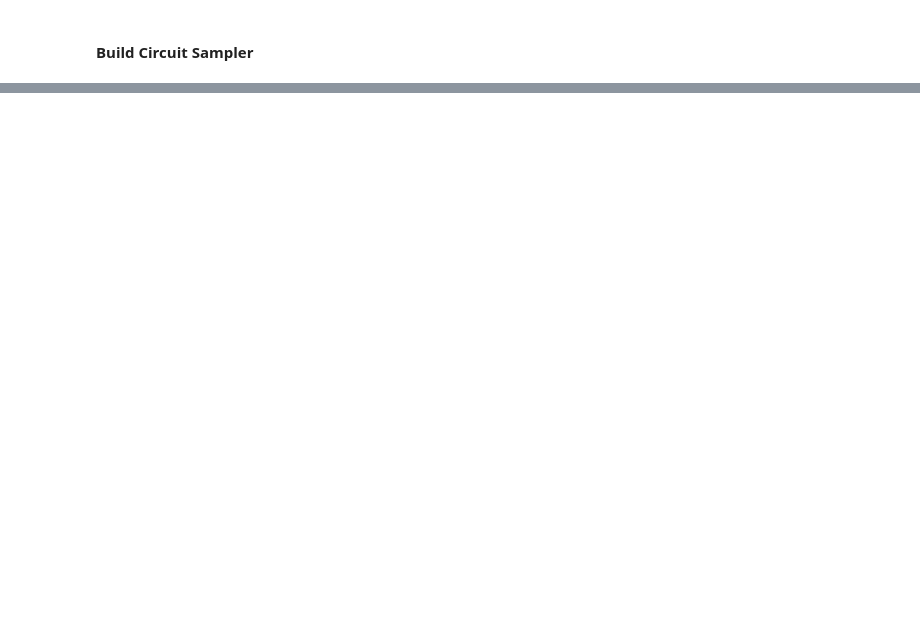
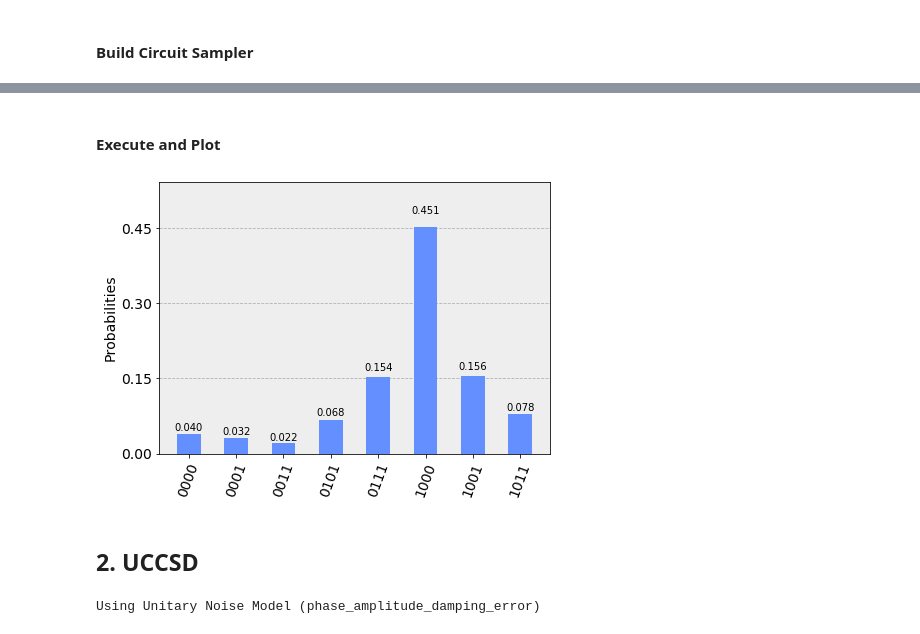
Before and after one commit to nlaanait/qcdenoise, a Jupyter notebook: examples/circuit_sampler.ipynb, the cells around one changed output, grey strips where cells are left out. Drawn from its saved outputs; the diff is of its cells as text; code cells hidden in the pictures; blank space fills up the shorter version.

```diff
--- a/examples/circuit_sampler.ipynb
+++ b/examples/circuit_sampler.ipynb
@@ -30,0 +33,22 @@ NoiseModel:
+# %% [markdown]
+#### Execute and Plot
+# %%
+counts = circ_sampler.execute_circuit()
+for key in list(counts.keys()):
+    if counts[key] < 5e-3:
+        counts.pop(key)
+plot_histogram(counts)
+# %% [output]
+[figure, added]
+# %% [markdown]
+## 2. UCCSD
+# %%
+noise_specs = {'class':'unitary_noise',
+                    'type':'phase_amplitude_damping_error',
+                    'max_prob': 0.2,
+                    'unitary_op':None}
+circuit_name = 'UCCSD'
+n_qubits = 3
+circ_sampler = CircuitSampler(circuit_name=circuit_name, n_qubits=n_qubits, noise_specs=noise_specs, verbose=True)
+# %% [output]
+Using Unitary Noise Model (phase_amplitude_damping_error)
```
Also changed, not shown: parts of 11 cells of this notebook, 2 other files.
